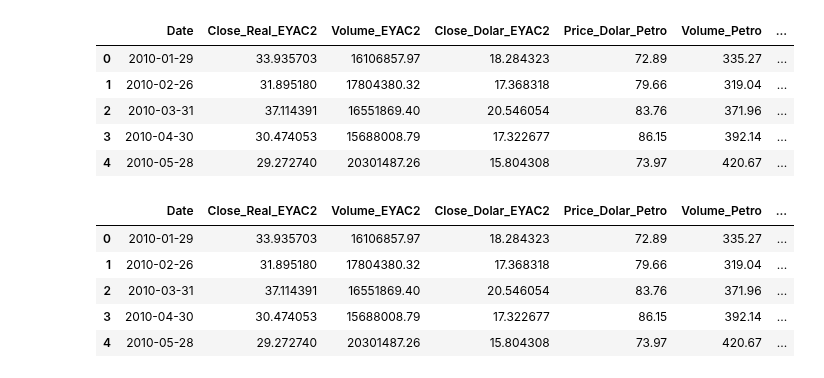
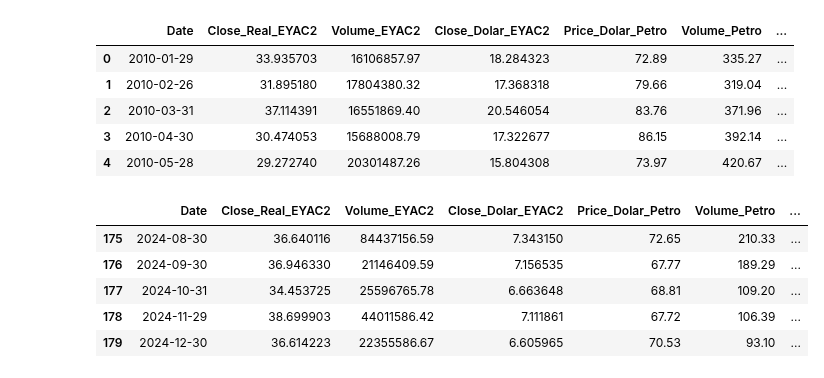
Before and after one commit to Juanpcsdev/Oil-Stock-Project, a Jupyter notebook: Notebooks/ETL/Join_Dataframes.ipynb, the cells around one changed output. Cells and saved outputs as stored; diff of their text form; code cells hidden in the pictures.

```diff
--- a/Notebooks/ETL/Join_Dataframes.ipynb
+++ b/Notebooks/ETL/Join_Dataframes.ipynb
@@ -176,21 +176,12 @@ df_main.head()
 | 2 | 2010-03-31 | 37.114391 | 16551869.40 | 20.546054 | 83.76 | 371.96 | ... |
 | 3 | 2010-04-30 | 30.474053 | 15688008.79 | 17.322677 | 86.15 | 392.14 | ... |
 | 4 | 2010-05-28 | 29.272740 | 20301487.26 | 15.804308 | 73.97 | 420.67 | ... |
-# %%
-# Exemplo de valores percentuais anuais
-variacao_ibovespa = df_main['Índice_Ibovespa'].pct_change() # Variação percentual do Ibovespa
-inflacao_ipca = df_main['IPCA_Acumulado']       # Inflação IPCA
-variacao_acao = df_main['Close_Real_EYAC2'].pct_change()      # Variação percentual da sua ação
-
-# Cálculo da taxa de juros real do Ibovespa e da ação
-df_main['taxa_real_ibovespa'] = ((1 + variacao_ibovespa) / (1 + inflacao_ipca / 100) - 1) * 100
-df_main['taxa_real_acao'] = ((1 + variacao_acao) / (1 + inflacao_ipca / 100) - 1) * 100
 # %%
-df_main.head()
+df_main.tail()
 # %% [output]
 |  | Date | Close_Real_EYAC2 | Volume_EYAC2 | Close_Dolar_EYAC2 | Price_Dolar_Petro | Volume_Petro | ... |
-| 0 | 2010-01-29 | 33.935703 | 16106857.97 | 18.284323 | 72.89 | 335.27 | ... |
-| 1 | 2010-02-26 | 31.895180 | 17804380.32 | 17.368318 | 79.66 | 319.04 | ... |
-| 2 | 2010-03-31 | 37.114391 | 16551869.40 | 20.546054 | 83.76 | 371.96 | ... |
-| 3 | 2010-04-30 | 30.474053 | 15688008.79 | 17.322677 | 86.15 | 392.14 | ... |
-| 4 | 2010-05-28 | 29.272740 | 20301487.26 | 15.804308 | 73.97 | 420.67 | ... |
+| 175 | 2024-08-30 | 36.640116 | 84437156.59 | 7.343150 | 72.65 | 210.33 | ... |
+| 176 | 2024-09-30 | 36.946330 | 21146409.59 | 7.156535 | 67.77 | 189.29 | ... |
+| 177 | 2024-10-31 | 34.453725 | 25596765.78 | 6.663648 | 68.81 | 109.20 | ... |
+| 178 | 2024-11-29 | 38.699903 | 44011586.42 | 7.111861 | 67.72 | 106.39 | ... |
+| 179 | 2024-12-30 | 36.614223 | 22355586.67 | 6.605965 | 70.53 | 93.10 | ... |
```
Also changed, not shown: parts of 4 cells of this notebook, 2 other files.
